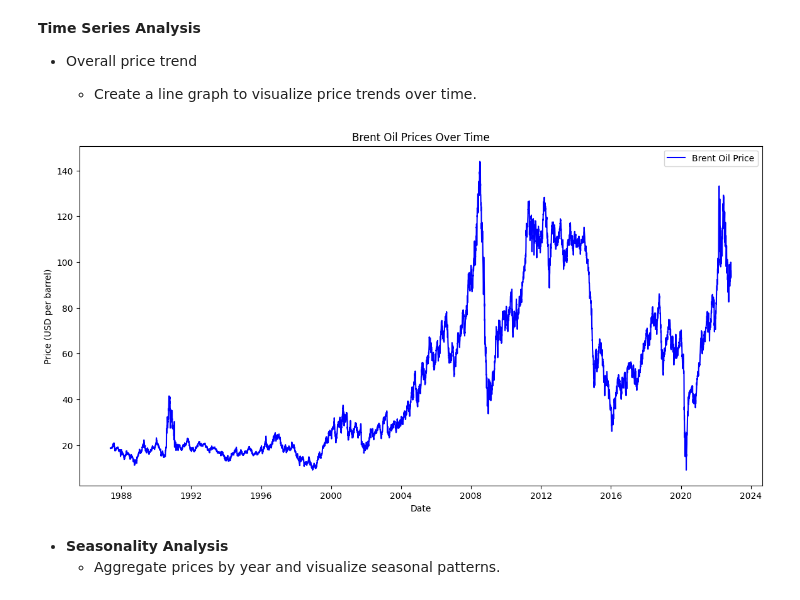
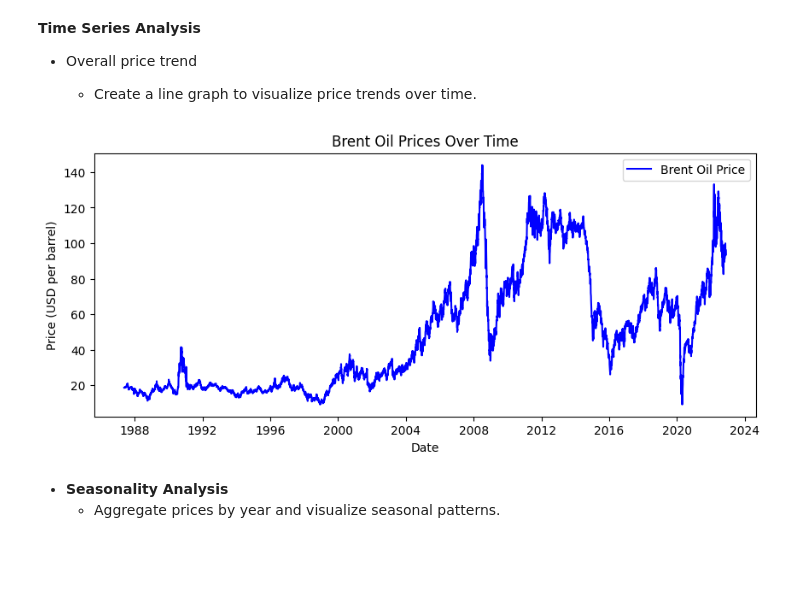
Before and after one commit to epythonlab/oil-price-statistical-modeling, a Jupyter notebook: notebooks/oil_price_analysis.ipynb, the cells around one changed output. Drawn from its saved outputs; the diff is of its cells as text; code cells hidden in the pictures; blank space fills up the shorter version.

```diff
--- a/notebooks/oil_price_analysis.ipynb
+++ b/notebooks/oil_price_analysis.ipynb
@@ -114,3 +132,6 @@ Summary Statistics for Numeric Columns:
+# %%
+# Create instances of the DataVisualizer class
+visualizer = DataVisualizer(price_data, logger = logger)
 # %% [markdown]
 **Detect Outliers**
 # %% [markdown]
@@ -145,16 +154,10 @@ plt.show()
 - Overall price trend
 
     - Create a line graph to visualize price trends over time.
-# %%
-plt.plot(price_data.index, price_data['Price'], label='Brent Oil Price', color='blue')
-plt.title('Brent Oil Prices Over Time')
-plt.xlabel('Date')
-plt.ylabel('Price (USD per barrel)')
-# plt.axvline(x='Date', color='red', linestyle='--', label='Event Marker')
-plt.legend()
-plt.show()
-# %% [output]
-[figure, removed]
+# %%
+visualizer.plot_price_over_time()
+# %% [output]
+[figure, added]
 # %% [markdown]
 - **Seasonality Analysis**
     - Aggregate prices by year and visualize seasonal patterns.
```
Also changed, not shown: parts of 49 cells of this notebook, 5 other files.
